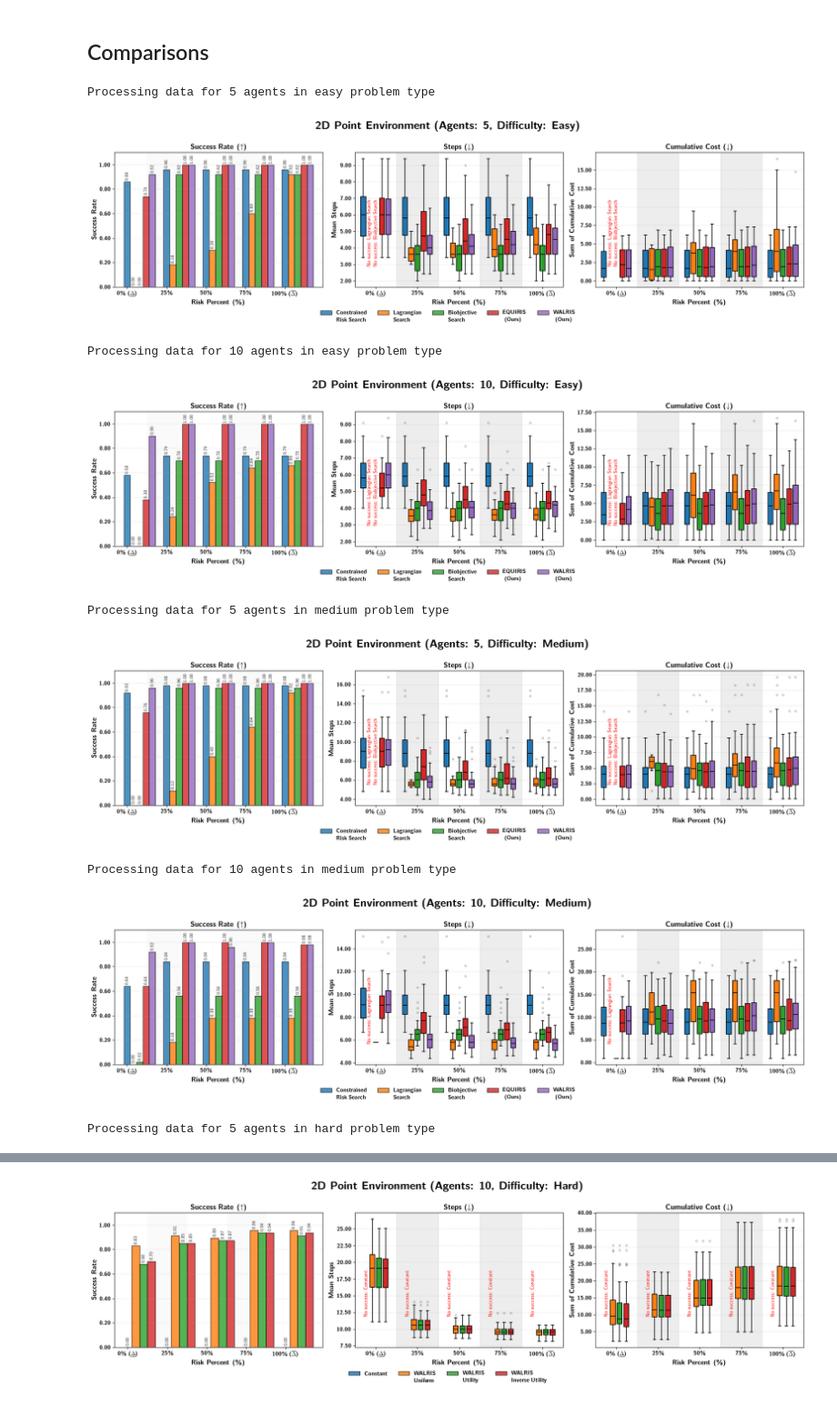
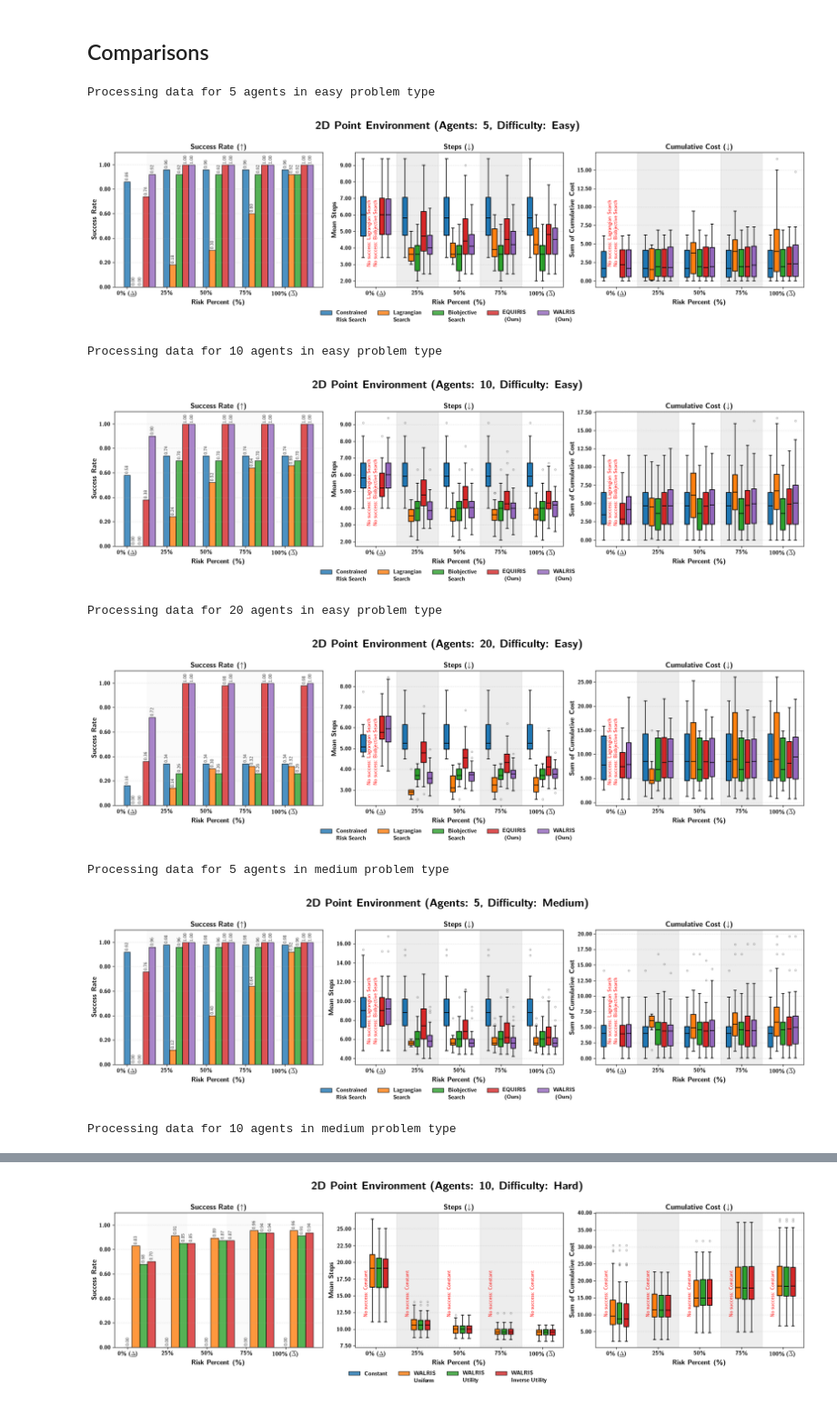
Before and after one commit to delay-planner/rb-visual-mapf, a Jupyter notebook: pud/plots/plot_safe_pointenv_metrics.ipynb, the cells around one changed output, grey strips where cells are left out. Shown at 91% size. Cells and saved outputs as stored; diff of their text form; code cells hidden in the pictures.

```diff
--- a/pud/plots/plot_safe_pointenv_metrics.ipynb
+++ b/pud/plots/plot_safe_pointenv_metrics.ipynb
@@ -10,7 +10,7 @@ from scipy.stats import mannwhitneyu
 # Use matplotlib's tex rendering
 matplotlib.rcParams['text.usetex'] = True
 # %%
-n_agents = 5
+n_agents = 10
 problem_type = "hard"
 risk_buckets = [0, 0.25, 0.5, 0.75, 1.0]
 # method_titles = ["Constrained", "Constrained\nRisk Search", "Lagrangian\nSearch", "Biobjective\nSearch", "RB-CBS\n (Ours)"]
@@ -52,11 +52,12 @@ def extract_multi_agent_metrics(records, num_agents, deltas, skip_indices=[]):
             mean_rewards.append(np.mean(rewards))
             sum_cumulative_costs.append(np.sum(cumulative_costs))
 
+    valid_rcords = len(records) - len(skip_indices)
     metrics = {
         'mean_steps': mean_steps,
         'mean_rewards': mean_rewards,
         'sum_cumulative_costs': sum_cumulative_costs,
-        'success_rate': success_rate / (len(records) - len(skip_indices)),
+        'success_rate': success_rate / valid_rcords if valid_rcords > 0 else 0.0,
     }
 
     return metrics
@@ -219,13 +220,13 @@ def process_data(basedir, n_agents, problem_type):
 
     cbs_lb_data = np.load(multi_agent_basedir / "cbs_risk_bounds" / f"lb_{n_agents}.npy", allow_pickle=True)
     cbs_ub_data = np.load(multi_agent_basedir / "cbs_risk_bounds" / f"ub_{n_agents}.npy", allow_pickle=True)
-    lb_data = np.load(multi_agent_basedir / "risk_bounds" / f"lb_{n_agents}.npy", allow_pickle=True)
-    ub_data = np.load(multi_agent_basedir / "risk_bounds" / f"ub_{n_agents}.npy", allow_pickle=True)
+    # lb_data = np.load(multi_agent_basedir / "risk_bounds" / f"lb_{n_agents}.npy", allow_pickle=True)
+    # ub_data = np.load(multi_agent_basedir / "risk_bounds" / f"ub_{n_agents}.npy", allow_pickle=True)
 
     skip_indices = []
     for pb_idx in range(len(cbs_lb_data)):
-        lb = min(lb_data[pb_idx], cbs_lb_data[pb_idx])
-        ub = max(ub_data[pb_idx], cbs_ub_data[pb_idx])
+        # lb = min(lb_data[pb_idx], cbs_lb_data[pb_idx])
+        # ub = max(ub_data[pb_idx], cbs_ub_data[pb_idx])
         lb = cbs_lb_data[pb_idx]
         ub = cbs_ub_data[pb_idx]
         if lb == -1 or ub == -1 or lb > ub:
@@ -240,8 +241,8 @@ def process_data(basedir, n_agents, problem_type):
             if pb_idx in skip_indices:
                 deltas.append(-1.0)
                 continue
-            lb = min(lb_data[pb_idx], cbs_lb_data[pb_idx])
-            ub = max(ub_data[pb_idx], cbs_ub_data[pb_idx])
+            # lb = min(lb_data[pb_idx], cbs_lb_data[pb_idx])
+            # ub = max(ub_data[pb_idx], cbs_ub_data[pb_idx])
             lb = cbs_lb_data[pb_idx]
             ub = cbs_ub_data[pb_idx]
             delta = lb + risk_percent * (ub - lb)
@@ -257,7 +258,7 @@ def process_data(basedir, n_agents, problem_type):
         metrics_over_buckets[risk_percent] = metrics
     return metrics_over_buckets
 # %%
-def plot_data(data, save=False, title=None, pvalue_ref=None, show_pvalues=False):
+def plot_data(data, n_agents=10, save=False, title=None, pvalue_ref=None, show_pvalues=False):
 
     fig, axes = plt.subplots(1, 3, figsize=(18, 5), sharey=False)
 
@@ -319,21 +320,20 @@ def plot_data(data, save=False, title=None, pvalue_ref=None, show_pvalues=False)
 # %%
 basedir = Path("pud/plots/data/centerdot_icaps")
 pvalue_reference = "surplus_driven_uniform_search"
 for problem_type in ["easy", "medium", "hard"]:
-# for problem_type in ["medium", "hard"]:
-    for n_agents in [5, 10]:# , 10]:
+    for n_agents in [5, 10, 20]:
         # save = True if problem_type == "hard" and n_agents == 10 else False
         print(f"Processing data for {n_agents} agents in {problem_type} problem type")
         metrics_over_buckets = process_data(basedir, n_agents, problem_type)
-        plot_data(metrics_over_buckets, save=True, pvalue_ref=pvalue_reference, show_pvalues=True)
+        plot_data(metrics_over_buckets, n_agents=n_agents, save=True, pvalue_ref=pvalue_reference, show_pvalues=True)
         plt.show()
 # %% [output]
 Processing data for 5 agents in easy problem type
 [figure]
 Processing data for 10 agents in easy problem type
 [figure]
-Processing data for 5 agents in medium problem type
+Processing data for 20 agents in easy problem type
-[figure, old version]
+[figure, new version]
-Processing data for 10 agents in medium problem type
+Processing data for 5 agents in medium problem type
-[figure, old version]
+[figure, new version]
-Processing data for 5 agents in hard problem type
+Processing data for 10 agents in medium problem type
```
Also changed, not shown: parts of 1 cell of this notebook, 1 other file.
